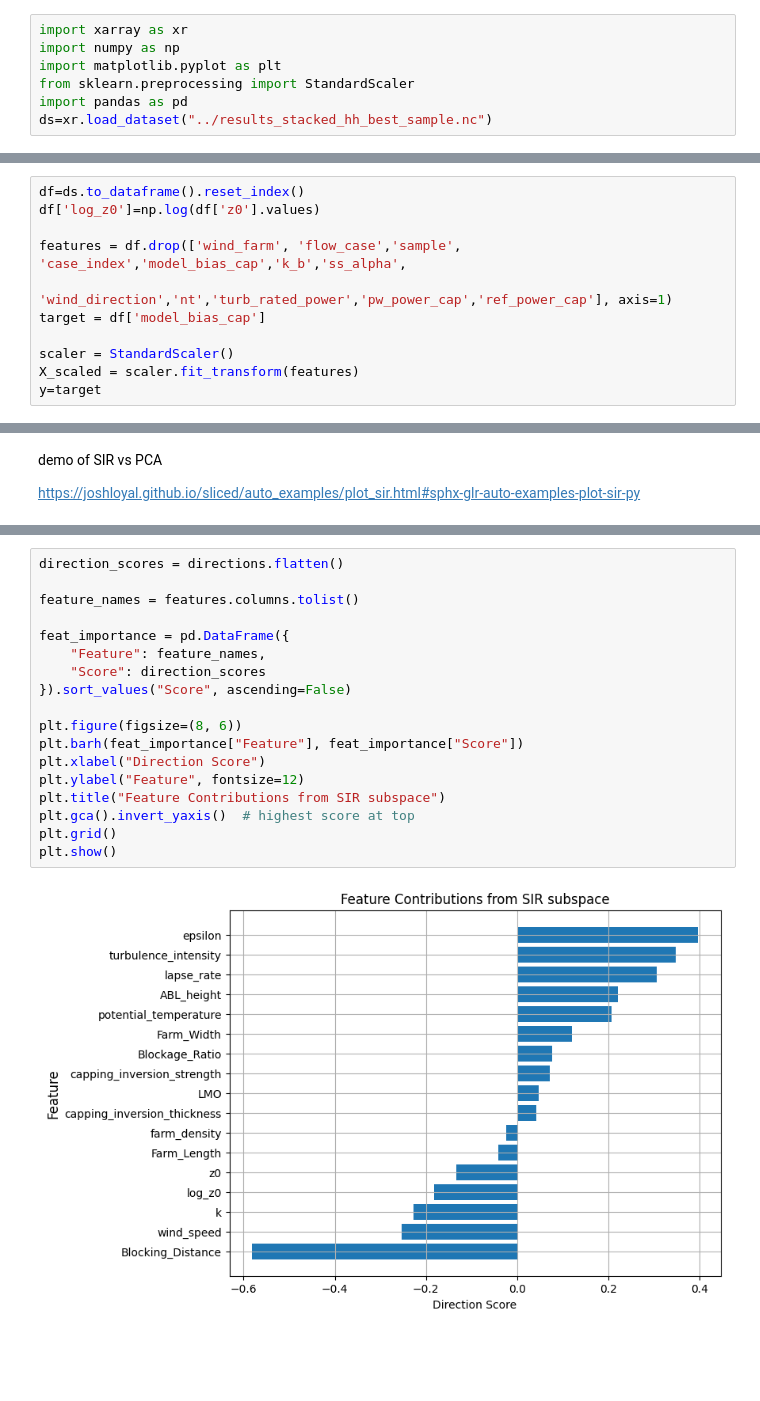
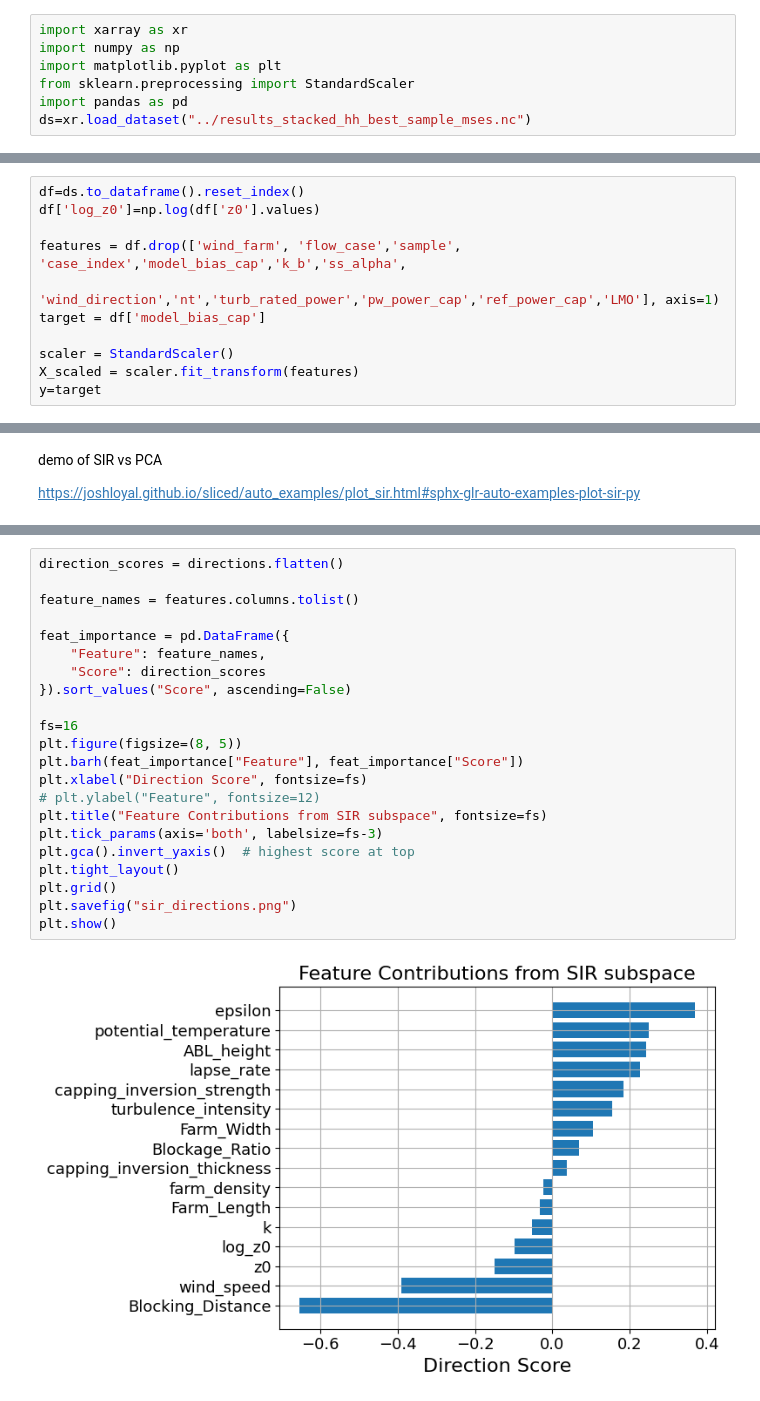
Before and after one commit to EUFLOW/WIFA_UQ, a Jupyter notebook: model_error_database/Notebooks/dim_reduction_demo.ipynb, the cells around one changed output, grey strips where cells are left out. Drawn from its saved outputs; the diff is of its cells as text; blank space fills up the shorter version.

```diff
--- a/model_error_database/Notebooks/dim_reduction_demo.ipynb
+++ b/model_error_database/Notebooks/dim_reduction_demo.ipynb
@@ -4,7 +4,7 @@ import numpy as np
 import matplotlib.pyplot as plt
 from sklearn.preprocessing import StandardScaler
 import pandas as pd
-ds=xr.load_dataset("../results_stacked_hh_best_sample.nc")
+ds=xr.load_dataset("../results_stacked_hh_best_sample_mses.nc")
 # %% [markdown]
 Behaviour between samples and power biases for a given case
 # %% [markdown]
@@ -14,7 +14,7 @@ df=ds.to_dataframe().reset_index()
 df['log_z0']=np.log(df['z0'].values)
 
 features = df.drop(['wind_farm', 'flow_case','sample', 'case_index','model_bias_cap','k_b','ss_alpha',
-                    'wind_direction','nt','turb_rated_power','pw_power_cap','ref_power_cap'], axis=1)
+                    'wind_direction','nt','turb_rated_power','pw_power_cap','ref_power_cap','LMO'], axis=1)
 target = df['model_bias_cap']
 
 scaler = StandardScaler()
@@ -91,20 +93,24 @@ directions=sir.directions_
 # %%
 direction_scores = directions.flatten()
 
 feature_names = features.columns.tolist()
 
 feat_importance = pd.DataFrame({
     "Feature": feature_names,
     "Score": direction_scores
 }).sort_values("Score", ascending=False)
 
-plt.figure(figsize=(8, 6))
+fs=16
+plt.figure(figsize=(8, 5))
 plt.barh(feat_importance["Feature"], feat_importance["Score"])
-plt.xlabel("Direction Score")
-plt.ylabel("Feature", fontsize=12)
-plt.title("Feature Contributions from SIR subspace")
+plt.xlabel("Direction Score", fontsize=fs)
+# plt.ylabel("Feature", fontsize=12)
+plt.title("Feature Contributions from SIR subspace", fontsize=fs)
+plt.tick_params(axis='both', labelsize=fs-3)
 plt.gca().invert_yaxis()  # highest score at top
+plt.tight_layout()
 plt.grid()
+plt.savefig("sir_directions.png")
 plt.show()
 # %% [output]
-[figure, old version]
+[figure, new version]
```
Also changed, not shown: parts of 3 cells of this notebook, 12 other files.
